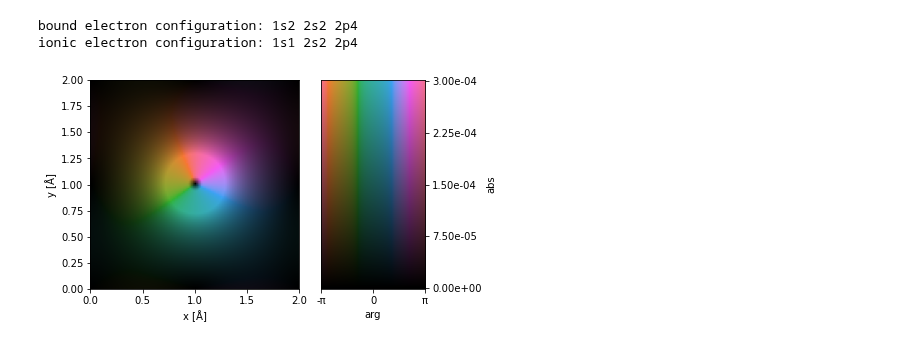
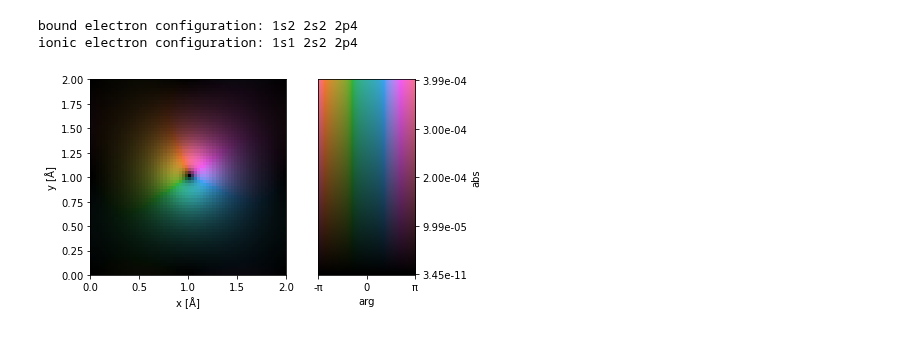
Before and after one commit to abTEM/abTEM, a Jupyter notebook: examples/dask/EFSTEM.ipynb, the cells around one changed output. Cells and saved outputs as stored; diff of their text form; code cells hidden in the pictures.

```diff
--- a/examples/dask/EFSTEM.ipynb
+++ b/examples/dask/EFSTEM.ipynb
@@ -35,9 +35,9 @@ print('ionic electron configuration:', O_transitions.excited_configuration)
 bound electron configuration: 1s2 2s2 2p4
 ionic electron configuration: 1s1 2s2 2p4
 # %%
-transition_potentials = O_transitions.get_transition_potentials(extent=2, gpts=128, energy=100e3)
+transition_potentials = O_transitions.get_transition_potentials(extent=2, gpts=64, energy=100e3)
 # %%
 transition_images = transition_potentials.to_images()
-transition_images[0].show(cbar=True, vmin=0, vmax=3e-4);
+transition_images[0].show(cbar=True);
 # %% [output]
-[figure, old version]
+[figure, new version]
```
Also changed, not shown: parts of 5 cells of this notebook, 1 other file.
